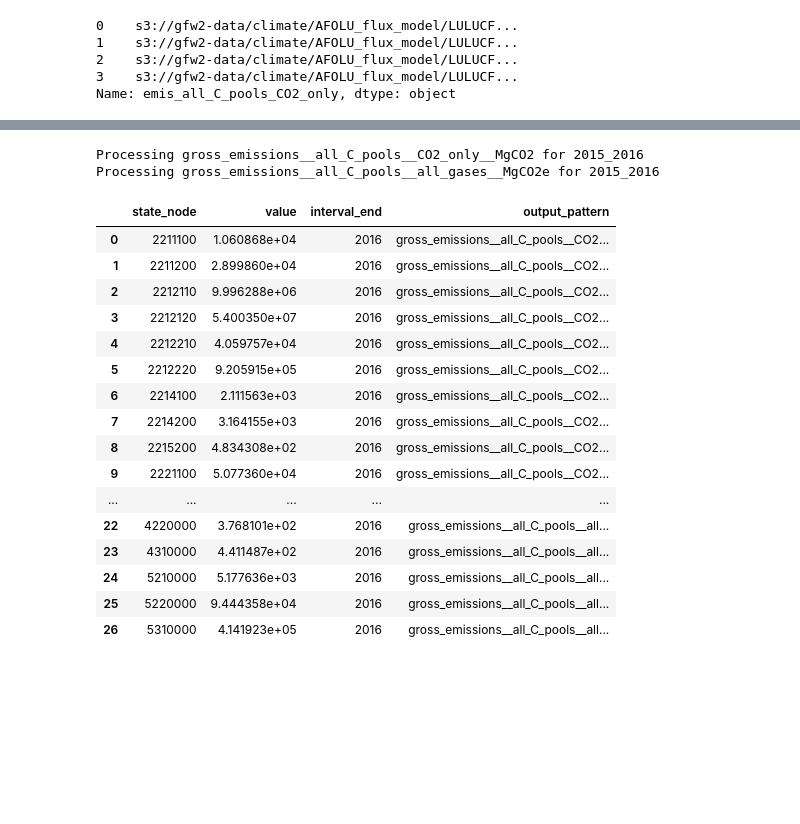
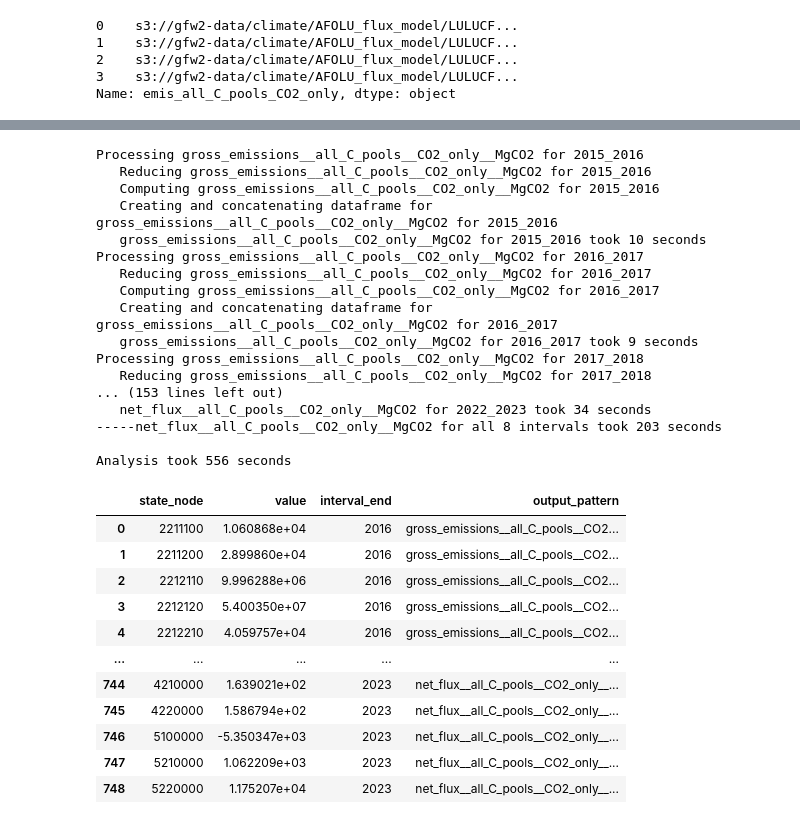
Before and after one commit to erin-glen/AFOLU_GHG_flux_model, a Jupyter notebook: src/LULUCF/scripts/zonal_statistics/LULUCF_output_zonal_stats_20250509.ipynb, the cells around one changed output, grey strips where cells are left out. Saved outputs shown, nothing was run; the diff lists cells and outputs as text; code cells hidden in the pictures; blank space fills up the shorter version.

```diff
--- a/src/LULUCF/scripts/zonal_statistics/LULUCF_output_zonal_stats_20250509.ipynb
+++ b/src/LULUCF/scripts/zonal_statistics/LULUCF_output_zonal_stats_20250509.ipynb
@@ -84,7 +87,10 @@ Name: emis_all_C_pools_CO2_only, dtype: object
 model_version = "version_0_3_2"
 output_path = f"s3://gfw2-data/climate/AFOLU_flux_model/LULUCF/outputs/{model_version}/"
 run_date = "20250507"
-interval_end_years = [2016]
+# interval_end_years = [2016]
+# interval_end_years = [2016, 2017, 2018]
+# interval_end_years = [2020]
+interval_end_years = [2016, 2017, 2018, 2019, 2020, 2021, 2022, 2023]
 # %%
 # Node codes output from model. Covers entire decision tree. Make sure that node codes are right-padded with 0s to 7 digits!
 # Otherwise, only the node codes that are seven digits without 0s will be matched with the node code rasters and output.
@@ -206,69 +250,100 @@ nodes_2016_tile_uri = pd.Series([f"{output_path}land_state_node/standard_model/a
 # %%
-analysis_layer_years = [gross_emis_CO2_2016_tile_uri, gross_emis_all_gases_2016_tile_uri]
+analysis_layers_uris = [gross_emis_CO2_tile_uris, gross_emis_all_gases_tile_uris, gross_remv_all_pools_tile_uris, net_flux_all_pools_CO2_tile_uris]
+# analysis_layers_uris = [net_flux_all_pools_CO2_tile_uris]
+
 
 combined_df = pd.DataFrame()
+analysis_start_time = time.time()
 
-for analysis_layer_year in analysis_layer_years:
+for focal_analysis_layer_uris in analysis_layers_uris:
+
+    layer_start_time = time.time()
 
     for interval_end_year in interval_end_years:
 
         interval = f"{interval_end_year-1}_{interval_end_year}"
         # print(interval)
 
-        # analysis_layer_year = [path.replace("INTERVAL", interval) for path in analysis_layer_year]
-        analysis_layer_year = analysis_layer_year.str.replace("INTERVAL", interval, regex=False)
-        # print(analysis_layer_year)
+        focal_analysis_layer_year_uris = focal_analysis_layer_uris.str.replace("INTERVAL", interval, regex=False)
+        # print(focal_analysis_layer_year_uris)
 
-        # nodes_2016_tile_uri = [path.replace("INTERVAL", interval) for path in nodes_2016_tile_uri]
-        nodes_2016_tile_uri = nodes_2016_tile_uri.str.replace("INTERVAL", interval, regex=False)
+        node_tile_year_uris = node_tile_uris.str.replace("INTERVAL", interval, regex=False)
 
-        interval_from_inputs, chunk_id, output_pattern = parse_metadata_from_uri(analysis_layer_year)
+        interval_from_inputs, chunk_id, output_pattern = parse_metadata_from_uri(focal_analysis_layer_year_uris)
         # print(output_pattern)
 
         print(f"Processing {(output_pattern)} for {interval}")
+        layer_interval_start_time = time.time()
 
-        layer_xarray_chunks = make_xarray_chunks(analysis_layer_year)
-        nodes_xarray_chunks = make_xarray_chunks(nodes_2016_tile_uri)
+        layer_xarray_chunks = make_xarray_chunks(focal_analysis_layer_year_uris)
+        node_xarray_chunks = make_xarray_chunks(node_tile_year_uris)
         # print("layer_xarray_chunks:", layer_xarray_chunks)
         # print("nodes_xarray_chunks:", nodes_xarray_chunks)
 
-        layer_sub, nodes_aligned = align_with_nodes(layer_xarray_chunks, nodes_xarray_chunks)
+        layer_sub, nodes_aligned = align_with_nodes(layer_xarray_chunks, node_xarray_chunks)
         # print("layer_sub:", layer_sub)
         # print("nodes_aligned:", nodes_aligned)
 
         node_data = nodes_aligned.band_data
         node_data.name = 'state_node'
         # print("node_data", node_data)
 
+        print(f"   Reducing {(output_pattern)} for {interval}")
+
         analysis_layer_by_node = xarray_reduction(layer_sub, node_data)
         # print("analysis_layer_by_node:", analysis_layer_by_node)
 
+        print(f"   Computing {(output_pattern)} for {interval}")
+
         analysis_layer_result = analysis_layer_by_node.compute()
         # print(analysis_layer_result)
+
+        print(f"   Creating and concatenating dataframe for {(output_pattern)} for {interval}")
 
         output_year_df = create_output_year_df(analysis_layer_result, interval_end_year, output_pattern)
         # print(output_year_df)
 
         combined_df = pd.concat([combined_df, output_year_df])
 
+        layer_interval_end_time = time.time()
+        print(f"   {(output_pattern)} for {interval} took {round(layer_interval_end_time - layer_interval_start_time)} seconds")
+
+    layer_end_time = time.time()
+    print(f"-----{(output_pattern)} for all {len(interval_end_years)} intervals took {round(layer_end_time - layer_start_time)} seconds")
+    print("")
+
+combined_df = combined_df.reset_index(drop=True)
+analysis_end_time = time.time()
+print(f"Analysis took {round(analysis_end_time - analysis_start_time)} seconds")
+combined_df['node_grp'] = combined_df['state_node'].apply(classify_node)
 combined_df
 # %% [output]
 Processing gross_emissions__all_C_pools__CO2_only__MgCO2 for 2015_2016
-Processing gross_emissions__all_C_pools__all_gases__MgCO2e for 2015_2016
+   Reducing gross_emissions__all_C_pools__CO2_only__MgCO2 for 2015_2016
+   Computing gross_emissions__all_C_pools__CO2_only__MgCO2 for 2015_2016
+   Creating and concatenating dataframe for gross_emissions__all_C_pools__CO2_only__MgCO2 for 2015_2016
+   gross_emissions__all_C_pools__CO2_only__MgCO2 for 2015_2016 took 10 seconds
+Processing gross_emissions__all_C_pools__CO2_only__MgCO2 for 2016_2017
+   Reducing gross_emissions__all_C_pools__CO2_only__MgCO2 for 2016_2017
+   Computing gross_emissions__all_C_pools__CO2_only__MgCO2 for 2016_2017
+   Creating and concatenating dataframe for gross_emissions__all_C_pools__CO2_only__MgCO2 for 2016_2017
+   gross_emissions__all_C_pools__CO2_only__MgCO2 for 2016_2017 took 9 seconds
+Processing gross_emissions__all_C_pools__CO2_only__MgCO2 for 2017_2018
+   Reducing gross_emissions__all_C_pools__CO2_only__MgCO2 for 2017_2018
+... (153 lines left out)
+   net_flux__all_C_pools__CO2_only__MgCO2 for 2022_2023 took 34 seconds
+-----net_flux__all_C_pools__CO2_only__MgCO2 for all 8 intervals took 203 seconds
+
+Analysis took 556 seconds
 |  | state_node | value | interval_end | output_pattern |
 | 0 | 2211100 | 1.060868e+04 | 2016 | gross_emissions__all_C_pools__CO2... |
 | 1 | 2211200 | 2.899860e+04 | 2016 | gross_emissions__all_C_pools__CO2... |
 | 2 | 2212110 | 9.996288e+06 | 2016 | gross_emissions__all_C_pools__CO2... |
 | 3 | 2212120 | 5.400350e+07 | 2016 | gross_emissions__all_C_pools__CO2... |
 | 4 | 2212210 | 4.059757e+04 | 2016 | gross_emissions__all_C_pools__CO2... |
-| 5 | 2212220 | 9.205915e+05 | 2016 | gross_emissions__all_C_pools__CO2... |
-| 6 | 2214100 | 2.111563e+03 | 2016 | gross_emissions__all_C_pools__CO2... |
-| 7 | 2214200 | 3.164155e+03 | 2016 | gross_emissions__all_C_pools__CO2... |
-| 8 | 2215200 | 4.834308e+02 | 2016 | gross_emissions__all_C_pools__CO2... |
-| 9 | 2221100 | 5.077360e+04 | 2016 | gross_emissions__all_C_pools__CO2... |
 | ... | ... | ... | ... | ... |
-| 22 | 4220000 | 3.768101e+02 | 2016 | gross_emissions__all_C_pools__all... |
-| 23 | 4310000 | 4.411487e+02 | 2016 | gross_emissions__all_C_pools__all... |
-| 24 | 5210000 | 5.177636e+03 | 2016 | gross_emissions__all_C_pools__all... |
-| 25 | 5220000 | 9.444358e+04 | 2016 | gross_emissions__all_C_pools__all... |
-| 26 | 5310000 | 4.141923e+05 | 2016 | gross_emissions__all_C_pools__all... |
+| 744 | 4210000 | 1.639021e+02 | 2023 | net_flux__all_C_pools__CO2_only__... |
+| 745 | 4220000 | 1.586794e+02 | 2023 | net_flux__all_C_pools__CO2_only__... |
+| 746 | 5100000 | -5.350347e+03 | 2023 | net_flux__all_C_pools__CO2_only__... |
+| 747 | 5210000 | 1.062209e+03 | 2023 | net_flux__all_C_pools__CO2_only__... |
+| 748 | 5220000 | 1.175207e+04 | 2023 | net_flux__all_C_pools__CO2_only__... |
```
Also changed, not shown: parts of 11 cells of this notebook, 2 other files.
